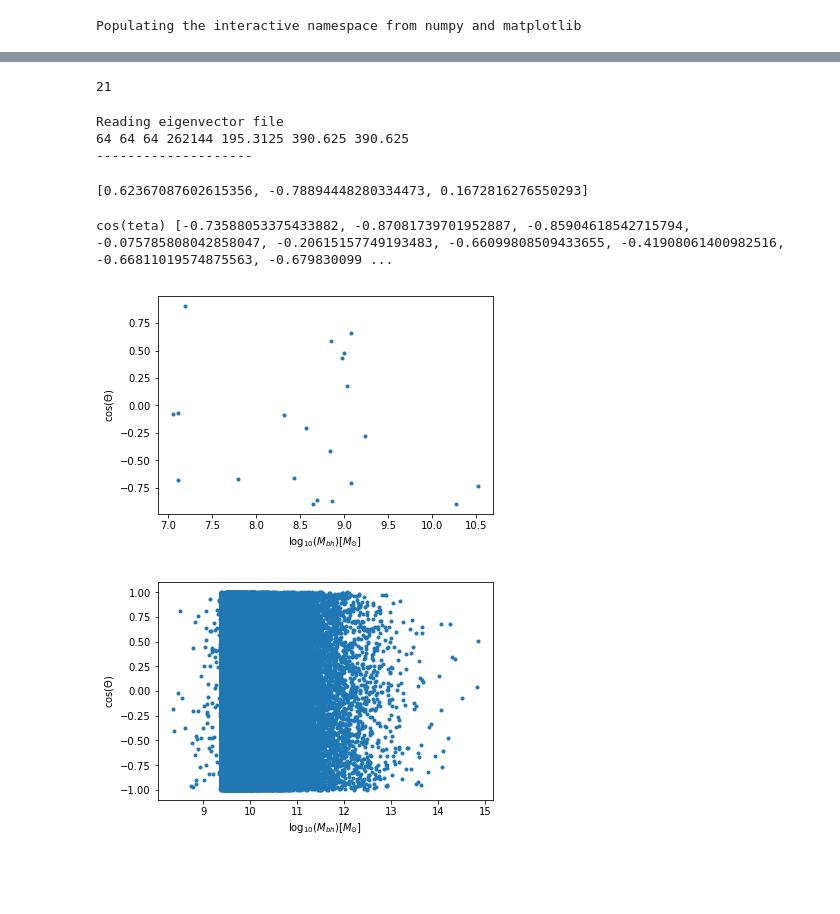
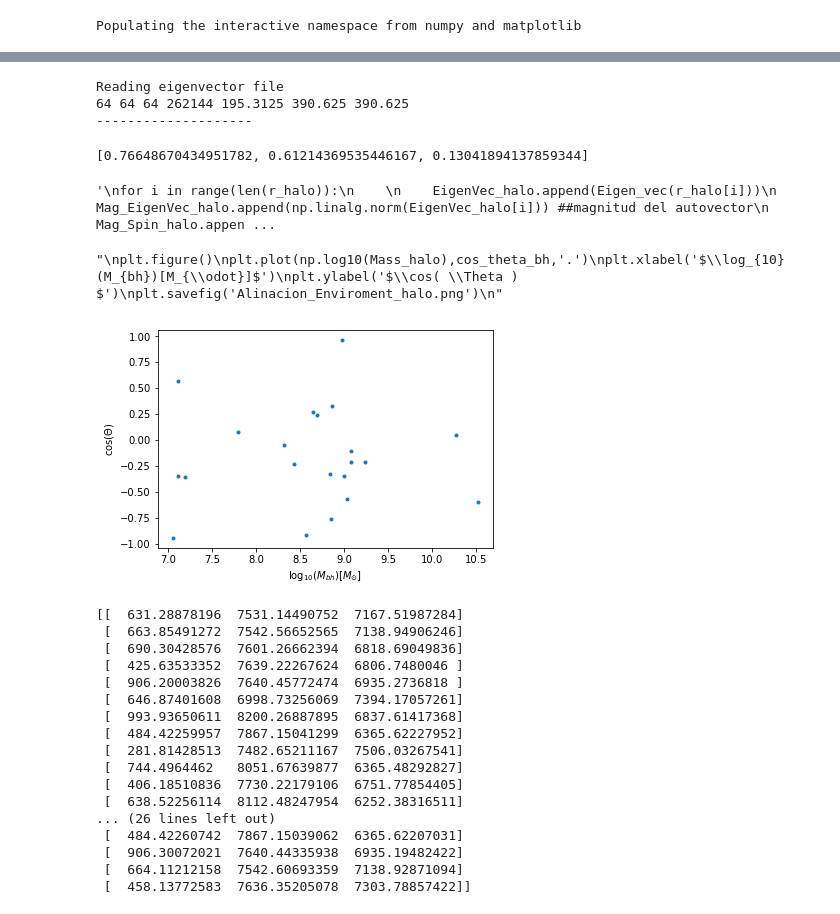
Before and after one commit to Daniel-Montenegro/Thesis, a Jupyter notebook: proyecto/Activity_1/Activity_1.ipynb, the cells around one changed output, grey strips where cells are left out. Drawn from its saved outputs; the diff is of its cells as text; code cells hidden in the pictures; blank space fills up the shorter version.

```diff
--- a/proyecto/Activity_1/Activity_1.ipynb
+++ b/proyecto/Activity_1/Activity_1.ipynb
@@ -183,9 +172,3 @@ plt.savefig('vel_dis_VS_mass_bh.png')
-# %%
-#print(r[0])
-#print(r_bh)
-print(len(r_bh))
-# %% [output]
-21
 # %%
 #Cargar los datos para
 
@@ -203,7 +186,7 @@ Lectura de Datos
 
 
 folder = '/home/daniel/Documentos/Tesis/Data/Tweb_512/'
-file = 'snap_015.s1.00.eigenvec_1'
+file = 'snap_015.s1.00.eigenvec_2'
 
 print("Reading eigenvector file")
 f = open("%s%s"%(folder,file), "rb")
@@ -290,7 +273,7 @@ def Eigen_vec(r):
 # %%
 print(Eigen_vec(r_bh[5]))
 # %% [output]
-[0.62367087602615356, -0.78894448280334473, 0.1672816276550293]
+[0.76648670434951782, 0.61214369535446167, 0.13041894137859344]
 # %%
 ## asignacion de autovectores con su radio respectivo
 
@@ -319,7 +302,7 @@ for i in range(len(r_bh)):
 
     cos_theta_bh.append(Dot_bh[i]/(Mag_EigenVec_bh[i]*Mag_Spin_bh[i]))
 
-
+"""
 for i in range(len(r_halo)):
 
     EigenVec_halo.append(Eigen_vec(r_halo[i]))
@@ -327,25 +310,47 @@ for i in range(len(r_halo)):
     Mag_Spin_halo.append(np.linalg.norm(spin_halo[i]))       ##magnitud del Spin_bh
     Dot_halo.append(np.vdot(EigenVec_halo[i],spin_halo[i]))      ##Productopunto del autovec y spin_bh
     cos_theta_halo.append(Dot_halo[i]/(Mag_EigenVec_halo[i]*Mag_Spin_halo[i]))
-
+"""
 
 #print(Mag_Enviroment[0])
 
-print("cos(teta)",cos_theta)
+#print("cos(teta)",cos_theta)
 # %% [output]
-cos(teta) [-0.73588053375433882, -0.87081739701952887, -0.85904618542715794, -0.075785808042858047, -0.20615157749193483, -0.66099808509433655, -0.41908061400982516, -0.66811019574875563, -0.679830099 ...
+'\nfor i in range(len(r_halo)):\n    \n    EigenVec_halo.append(Eigen_vec(r_halo[i]))\n    Mag_EigenVec_halo.append(np.linalg.norm(EigenVec_halo[i])) ##magnitud del autovector\n    Mag_Spin_halo.appen ...
 # %%
 plt.figure()
 plt.plot(np.log10(Mass_bh),cos_theta_bh,'.')
 plt.xlabel('$\log_{10}(M_{bh})[M_{\odot}]$')
 plt.ylabel('$\cos( \Theta ) $')
 plt.savefig('Alinacion_Enviroment_bh.png')
-
+"""
 plt.figure()
-plt.plot(np.log10(Mass_halo),cos_theta_halo,'.')
+plt.plot(np.log10(Mass_halo),cos_theta_bh,'.')
 plt.xlabel('$\log_{10}(M_{bh})[M_{\odot}]$')
 plt.ylabel('$\cos( \Theta ) $')
 plt.savefig('Alinacion_Enviroment_halo.png')
+"""
 # %% [output]
+"\nplt.figure()\nplt.plot(np.log10(Mass_halo),cos_theta_bh,'.')\nplt.xlabel('$\\log_{10}(M_{bh})[M_{\\odot}]$')\nplt.ylabel('$\\cos( \\Theta ) $')\nplt.savefig('Alinacion_Enviroment_halo.png')\n"
-[figure, old version]
+[figure, new version]
-[figure, removed]
+# %%
+print(r_bh)
+print(r_halo[:len(r_bh)])
+# %% [output]
+[[  631.28878196  7531.14490752  7167.51987284]
+ [  663.85491272  7542.56652565  7138.94906246]
+ [  690.30428576  7601.26662394  6818.69049836]
+ [  425.63533352  7639.22267624  6806.7480046 ]
+ [  906.20003826  7640.45772474  6935.2736818 ]
+ [  646.87401608  6998.73256069  7394.17057261]
+ [  993.93650611  8200.26887895  6837.61417368]
+ [  484.42259957  7867.15041299  6365.62227952]
+ [  281.81428513  7482.65211167  7506.03267541]
+ [  744.4964462   8051.67639877  6365.48292827]
+ [  406.18510836  7730.22179106  6751.77854405]
+ [  638.52256114  8112.48247954  6252.38316511]
+... (26 lines left out)
+ [  484.42260742  7867.15039062  6365.62207031]
+ [  906.30072021  7640.44335938  6935.19482422]
+ [  664.11212158  7542.60693359  7138.92871094]
+ [  458.13772583  7636.35205078  7303.78857422]]
```
Also changed, not shown: parts of 20 cells of this notebook, 39 other files.
